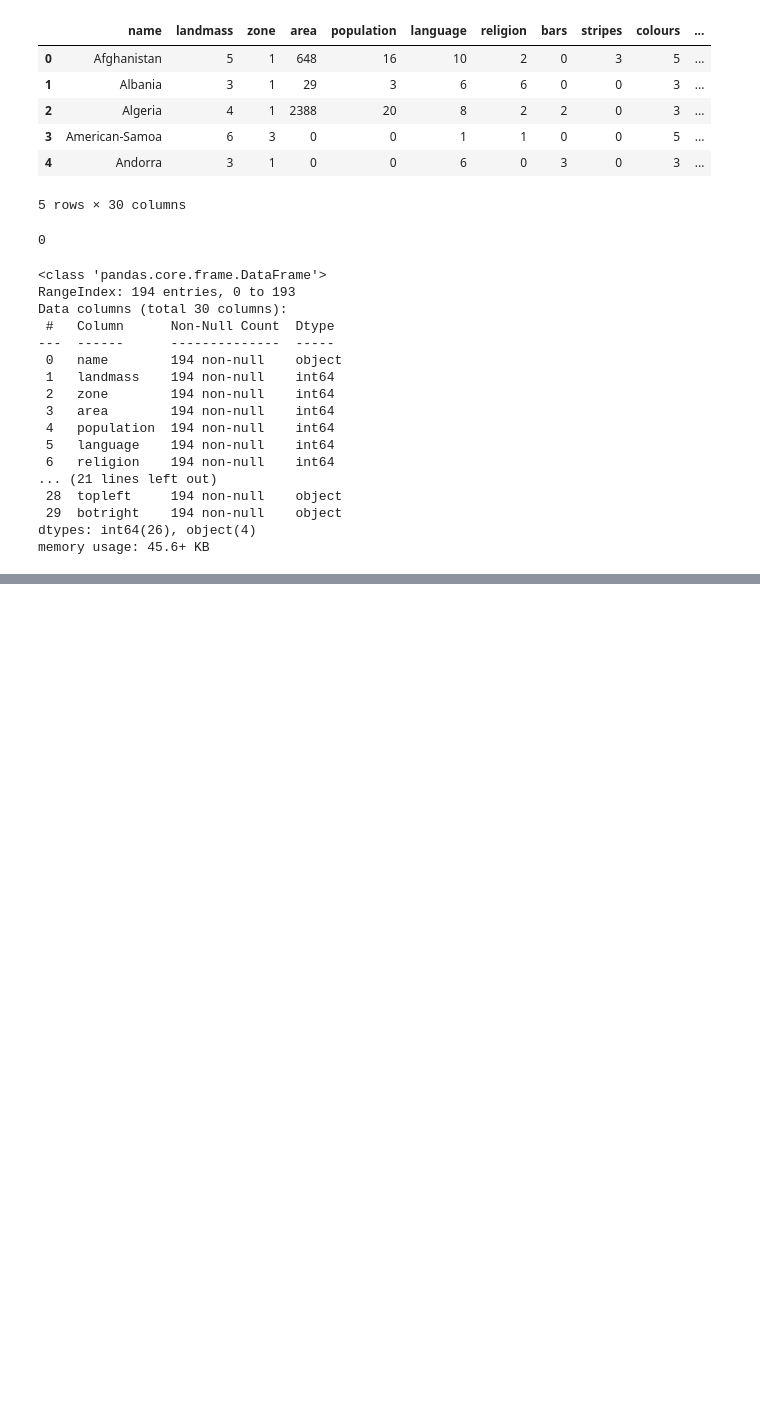
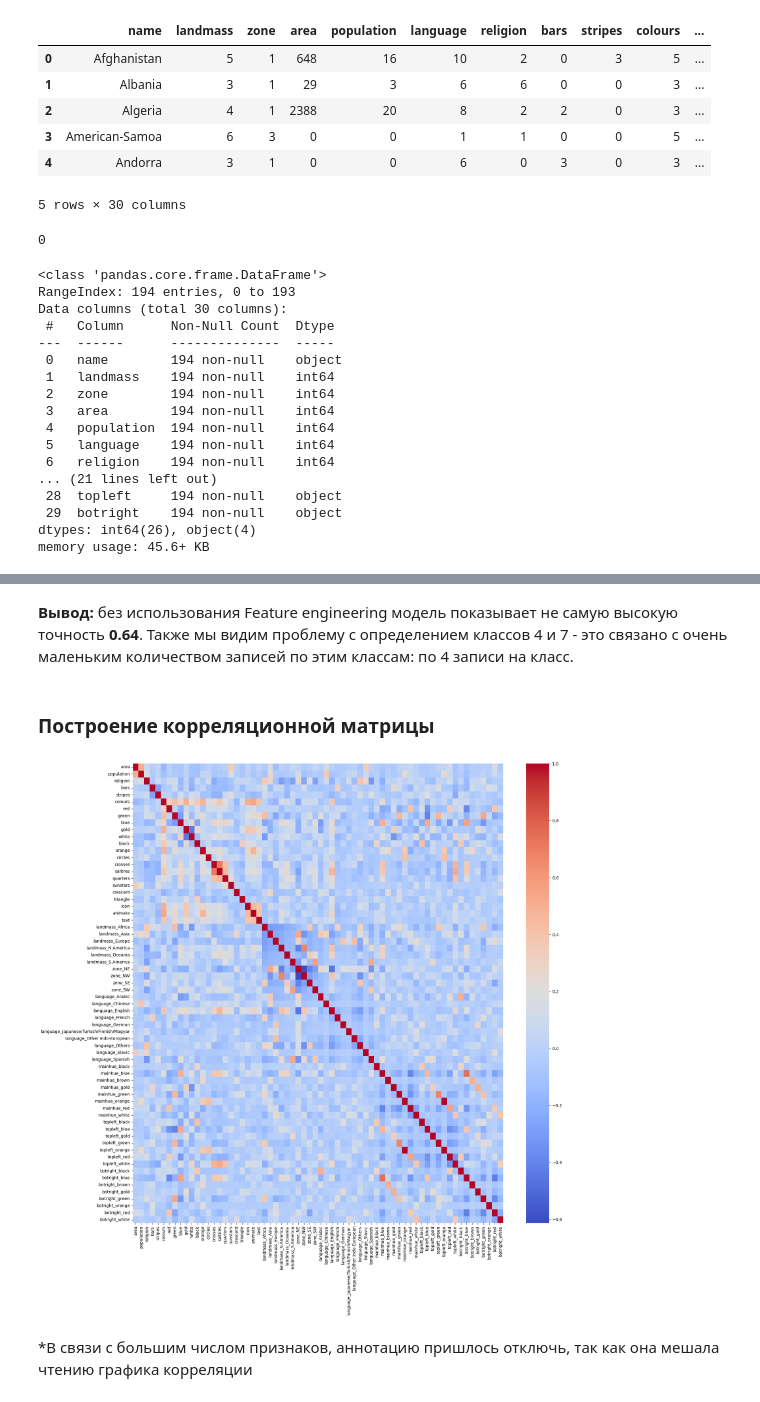
Before and after one commit to msavilov/Feature_Engineering_ML, a Jupyter notebook: 12_Final_project/final_project.ipynb, the cells around one changed output, grey strips where cells are left out. Drawn from its saved outputs; the diff is of its cells as text; code cells hidden in the pictures; blank space fills up the shorter version.

```diff
--- a/12_Final_project/final_project.ipynb
+++ b/12_Final_project/final_project.ipynb
@@ -153,0 +256,4 @@ memory usage: 45.6+ KB
+# %%
+data = data.drop(columns=['name', 'landmass', 'zone', 'language', 'mainhue', 'topleft', 'botright', 'new_religion'])
+data = pd.concat([data, dummies], axis=1)
+data.head()
@@ -153,0 +324,12 @@ memory usage: 45.6+ KB
+# %% [markdown]
+**Вывод:** без использования Feature engineering модель показывает не самую высокую точность **0.64**. Также мы видим проблему с определением классов 4 и 7 - это связано с очень маленьким количеством записей по этим классам: по 4 записи на класс.
+# %% [markdown]
+### Построение корреляционной матрицы
+# %%
+plt.subplots(figsize=(20, 20))
+sns.heatmap(data.corr(), cmap='coolwarm')
+plt.show()
+# %% [output]
+[figure, added]
+# %% [markdown]
+*В связи с большим числом признаков, аннотацию пришлось отключь, так как она мешала чтению графика корреляции
```
Also changed, not shown: parts of 55 cells of this notebook, 1 other file.
